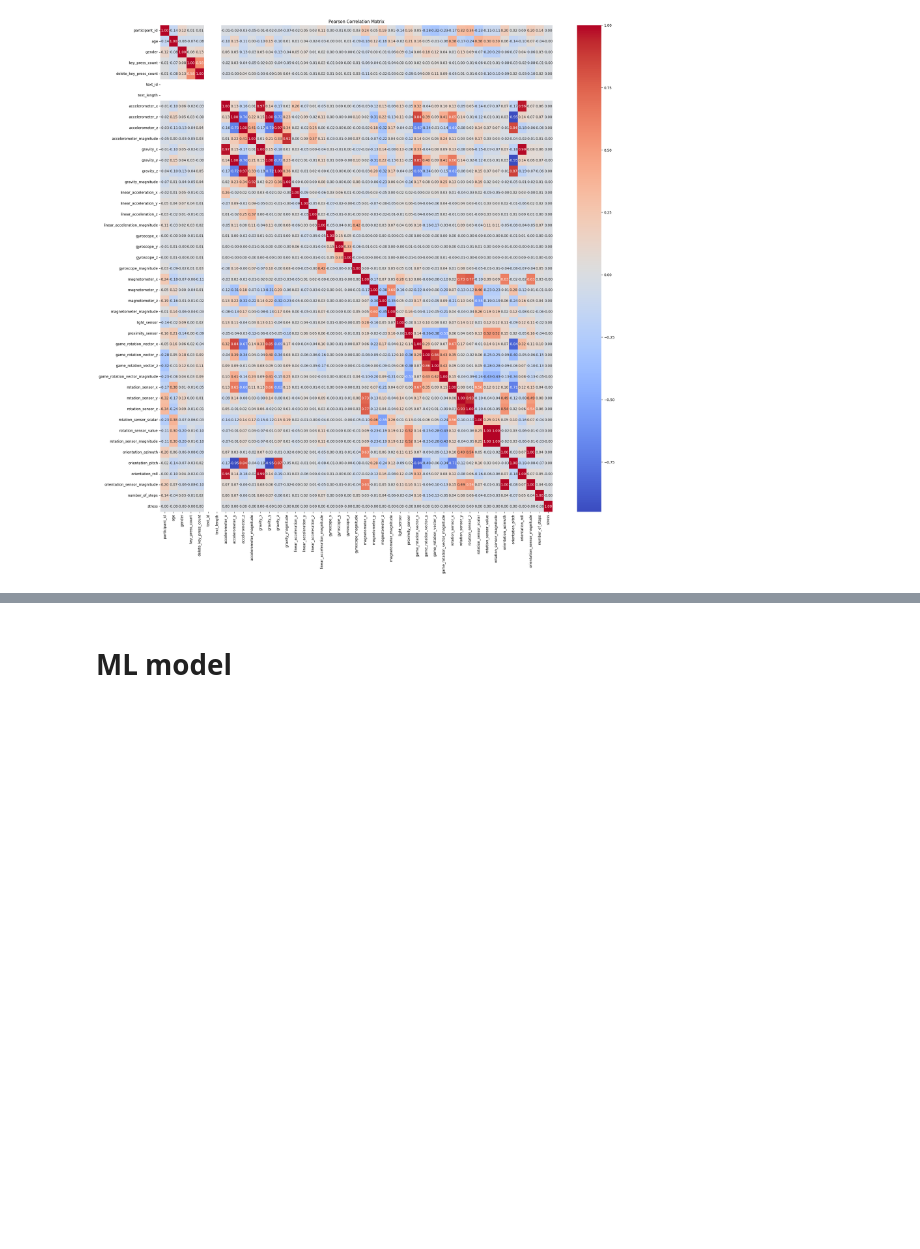
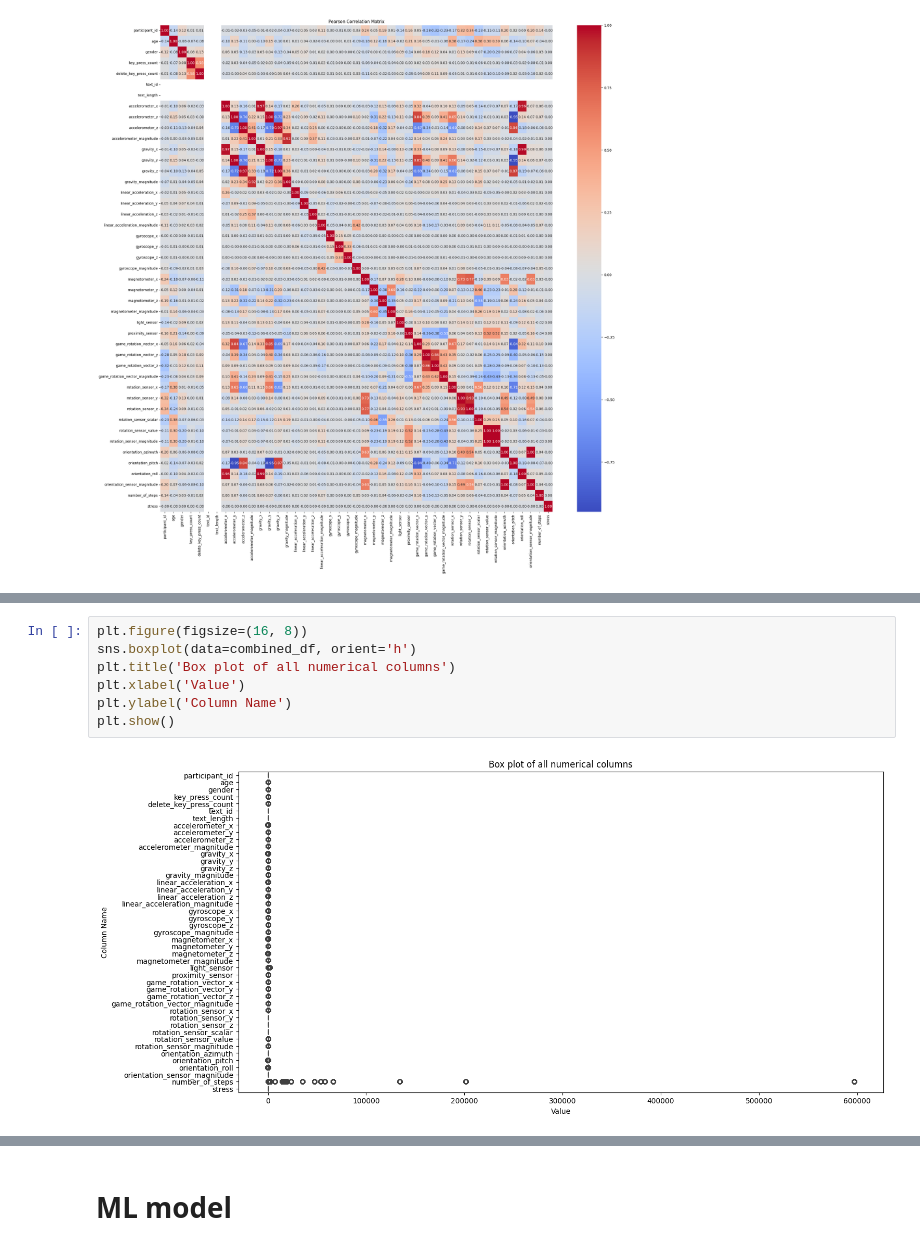
Before and after one commit to dead96pool/stress_detection_mlai, a Jupyter notebook: MLAI_project.ipynb, the cells around one changed output, grey strips where cells are left out. Saved outputs shown, nothing was run; the diff lists cells and outputs as text; blank space fills up the shorter version.

```diff
--- a/MLAI_project.ipynb
+++ b/MLAI_project.ipynb
@@ -266,0 +304,9 @@ plt.show()
+# %%
+plt.figure(figsize=(16, 8))
+sns.boxplot(data=combined_df, orient='h')
+plt.title('Box plot of all numerical columns')
+plt.xlabel('Value')
+plt.ylabel('Column Name')
+plt.show()
+# %% [output]
+[figure, added]
```
Also changed, not shown: parts of 33 cells of this notebook.
